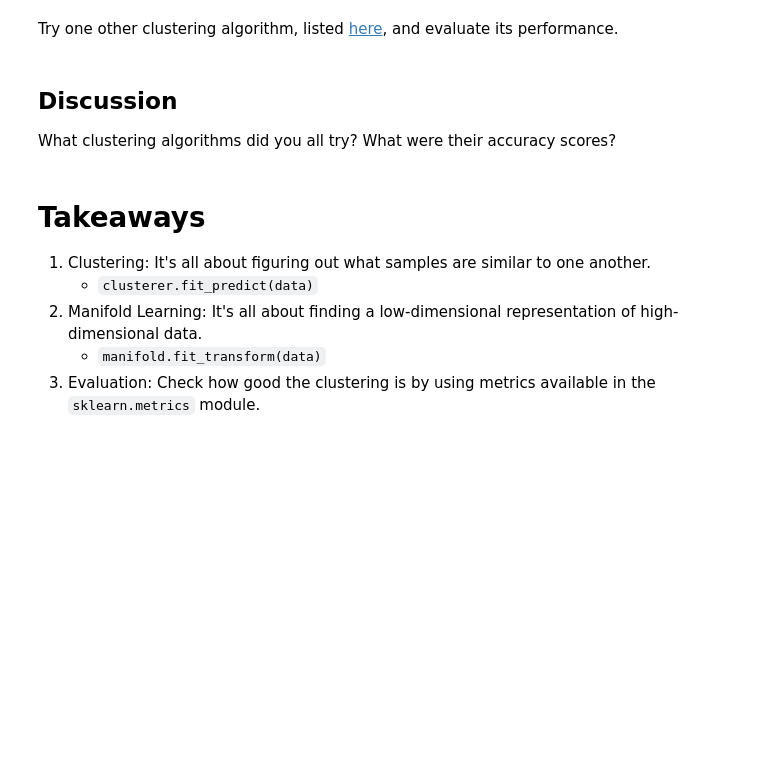
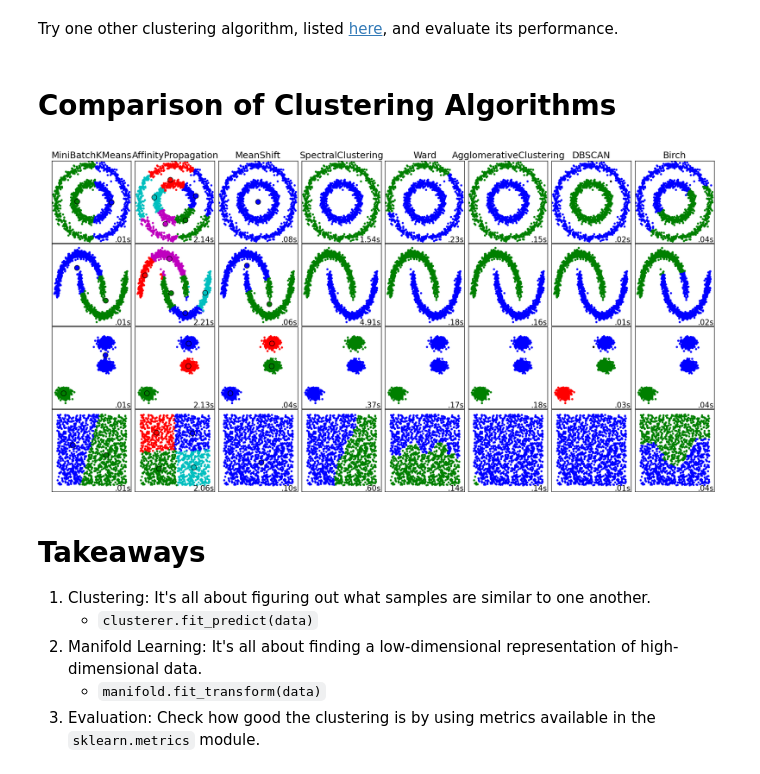
Before and after one commit to ericmjl/scikit-learn-tutorial, a Jupyter notebook: 02 Clustering.ipynb, the cells around one changed output. Saved outputs shown, nothing was run; the diff lists cells and outputs as text; code cells hidden in the pictures; blank space fills up the shorter version.

```diff
--- a/02 Clustering.ipynb
+++ b/02 Clustering.ipynb
@@ -8,10 +11,15 @@ from sklearn.cluster import AffinityPropagation, KMeans, DBSCAN
 from sklearn.manifold import MDS, t_sne, Isomap
 from sklearn.metrics import silhouette_score
 from util.isoelectric_point import isoelectric_points
+from IPython.display import Image
 
 import numpy as np
 import matplotlib.pyplot as plt
 import pandas as pd
+import seaborn as sns
+
+sns.set_style('white')
+sns.set_context('notebook')
 # %% [markdown]
 # Learning Outcomes
 
@@ -128,10 +181,12 @@ silhouette_score(seq_df, dbs_cluster_labels)
 Try one other clustering algorithm, listed [here][1], and evaluate its performance.
 
 [1]: http://scikit-learn.org/stable/modules/clustering.html
-# %% [markdown]
-## Discussion
-
-What clustering algorithms did you all try? What were their accuracy scores?
+# %% [markdown]
+# Comparison of Clustering Algorithms
+# %%
+Image('http://scikit-learn.org/stable/_images/plot_cluster_comparison_001.png')
+# %% [output]
+[figure, added]
 # %% [markdown]
 # Takeaways
 
```
Also changed, not shown: parts of 15 cells of this notebook, 4 other files.
